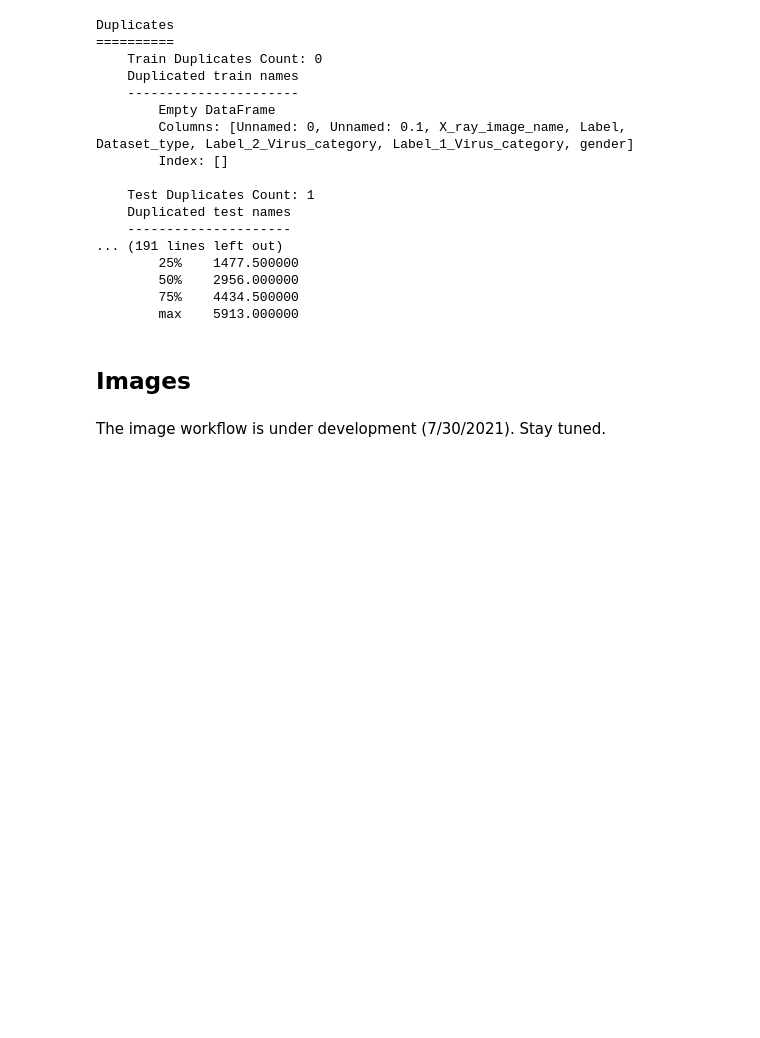
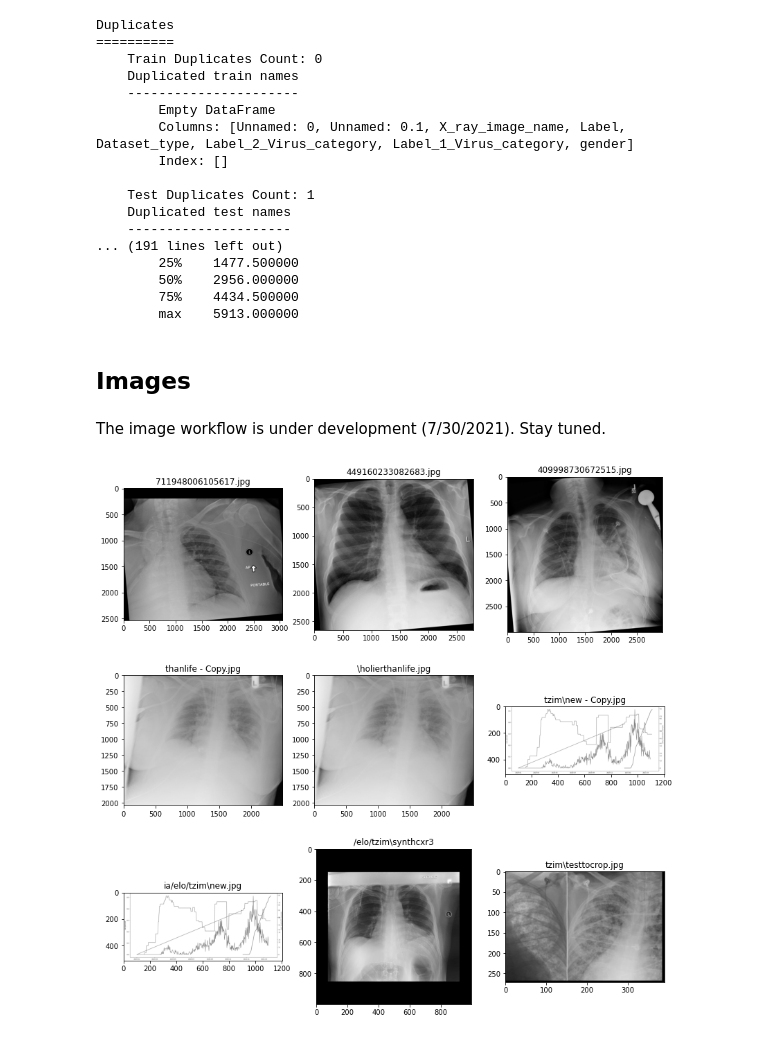
Before and after one commit to drcandacemakedamoore/cleanX, a Jupyter notebook: workflow_demo/classes_workflow.ipynb, the cells around one changed output. Drawn from its saved outputs; the diff is of its cells as text; code cells hidden in the pictures; blank space fills up the shorter version.

```diff
--- a/workflow_demo/classes_workflow.ipynb
+++ b/workflow_demo/classes_workflow.ipynb
@@ -126,8 +123,18 @@ image_directory = 'D:/my_academia/elo/tzim'
 pipeline_output = 'D:/my_academia/helo'
 src_dir = image_directory
 # %%
-d_images_list = iwork.image_functions.dataframe_up_my_pics(image_directory, 'Normal')
-#pics = iwork.show_images_in_df(d_images_list.identifier_pic_name,19)
+d_images = iwork.image_functions.dataframe_up_my_pics(image_directory, 'Normal')
+d_images_list = d_images.identifier_pic_name.to_list()
+
+final_names = []
+for image_string in d_images_list:
+    final_names.append(os.path.join(image_directory, image_string))
+
+#final_names
+# %%
+iwork.show_images_in_df(final_names,19)
+# %% [output]
+[figure, added]
 # %%
 src = DirectorySource(src_dir)
 nd = pipeline_output
```
Also changed, not shown: parts of 5 cells of this notebook, 1 other file.
